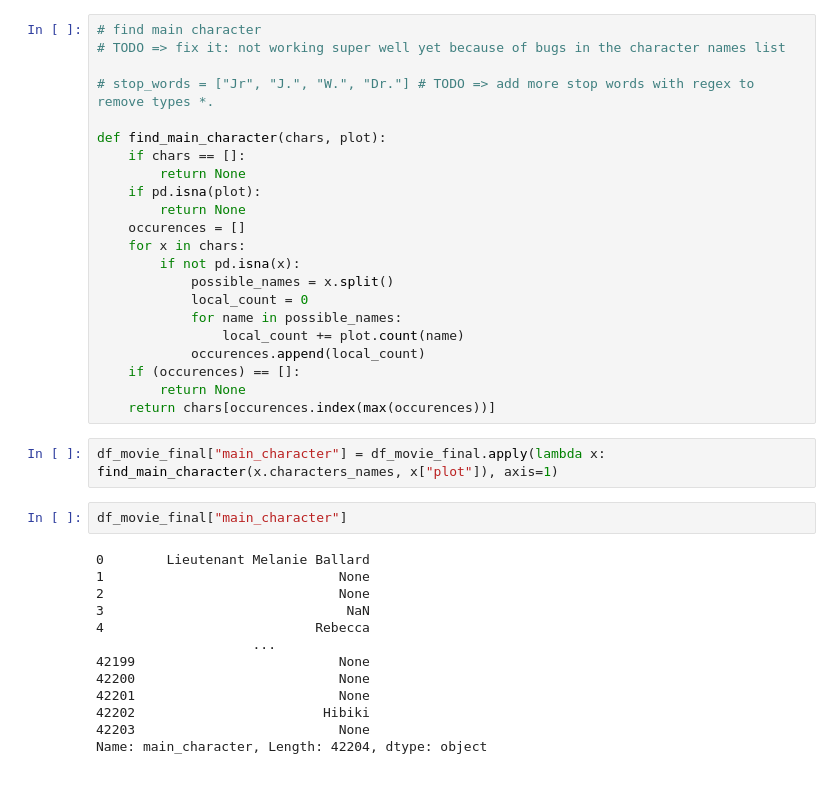
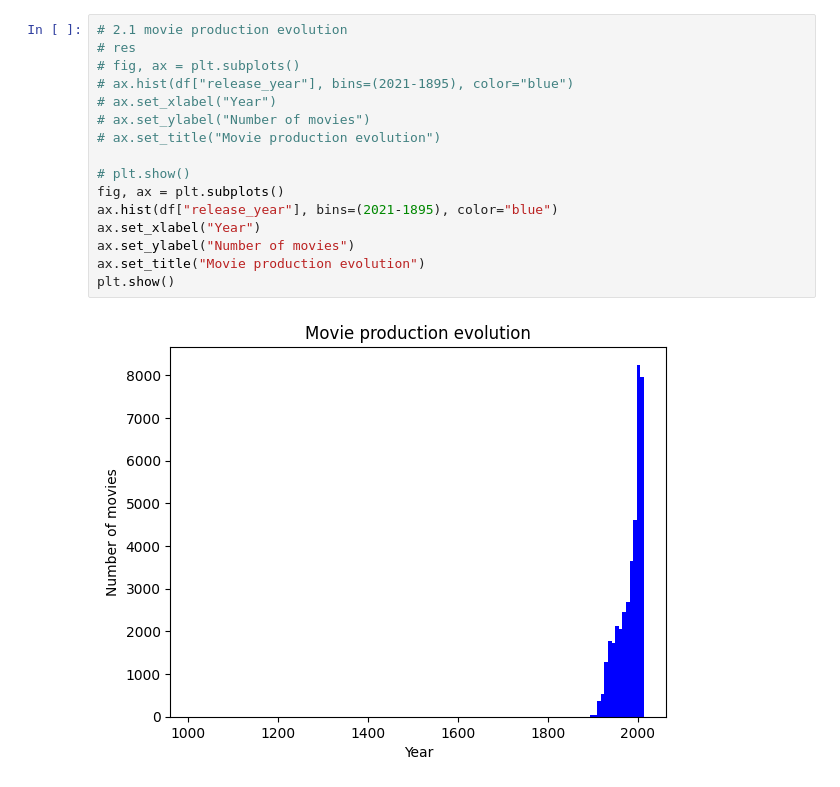
Before and after one commit to epfl-ada/ada-2022-project-r4d4r, a Jupyter notebook: main.ipynb, the cells around one changed output. Drawn from its saved outputs; the diff is of its cells as text.

```diff
--- a/main.ipynb
+++ b/main.ipynb
@@ -202,39 +21,18 @@ Name: characters_names, Length: 42204, dtype: object
-# %%
-# find main character
-# TODO => fix it: not working super well yet because of bugs in the character names list
-
-# stop_words = ["Jr", "J.", "W.", "Dr."] # TODO => add more stop words with regex to remove types *.
-
-def find_main_character(chars, plot):
-    if chars == []:
-        return None
-    if pd.isna(plot):
-        return None
-    occurences = []
-    for x in chars:
-        if not pd.isna(x):
-            possible_names = x.split()
-            local_count = 0
-            for name in possible_names:
-                local_count += plot.count(name)
-            occurences.append(local_count)
-    if (occurences) == []:
-        return None
-    return chars[occurences.index(max(occurences))]
-# %%
-df_movie_final["main_character"] = df_movie_final.apply(lambda x: find_main_character(x.characters_names, x["plot"]), axis=1)
-# %%
-df_movie_final["main_character"]
-# %% [output]
-0        Lieutenant Melanie Ballard
-1                              None
-2                              None
-3                               NaN
-4                           Rebecca
-                    ...
-42199                          None
-42200                          None
-42201                          None
-42202                        Hibiki
-42203                          None
-Name: main_character, Length: 42204, dtype: object
+# %%
+# 2.1 movie production evolution
+# res
+# fig, ax = plt.subplots()
+# ax.hist(df["release_year"], bins=(2021-1895), color="blue")
+# ax.set_xlabel("Year")
+# ax.set_ylabel("Number of movies")
+# ax.set_title("Movie production evolution")
+
+# plt.show()
+fig, ax = plt.subplots()
+ax.hist(df["release_year"], bins=(2021-1895), color="blue")
+ax.set_xlabel("Year")
+ax.set_ylabel("Number of movies")
+ax.set_title("Movie production evolution")
+plt.show()
+# %% [output]
+[figure, added]
```
Also changed, not shown: parts of 31 cells of this notebook, 7 other files.
